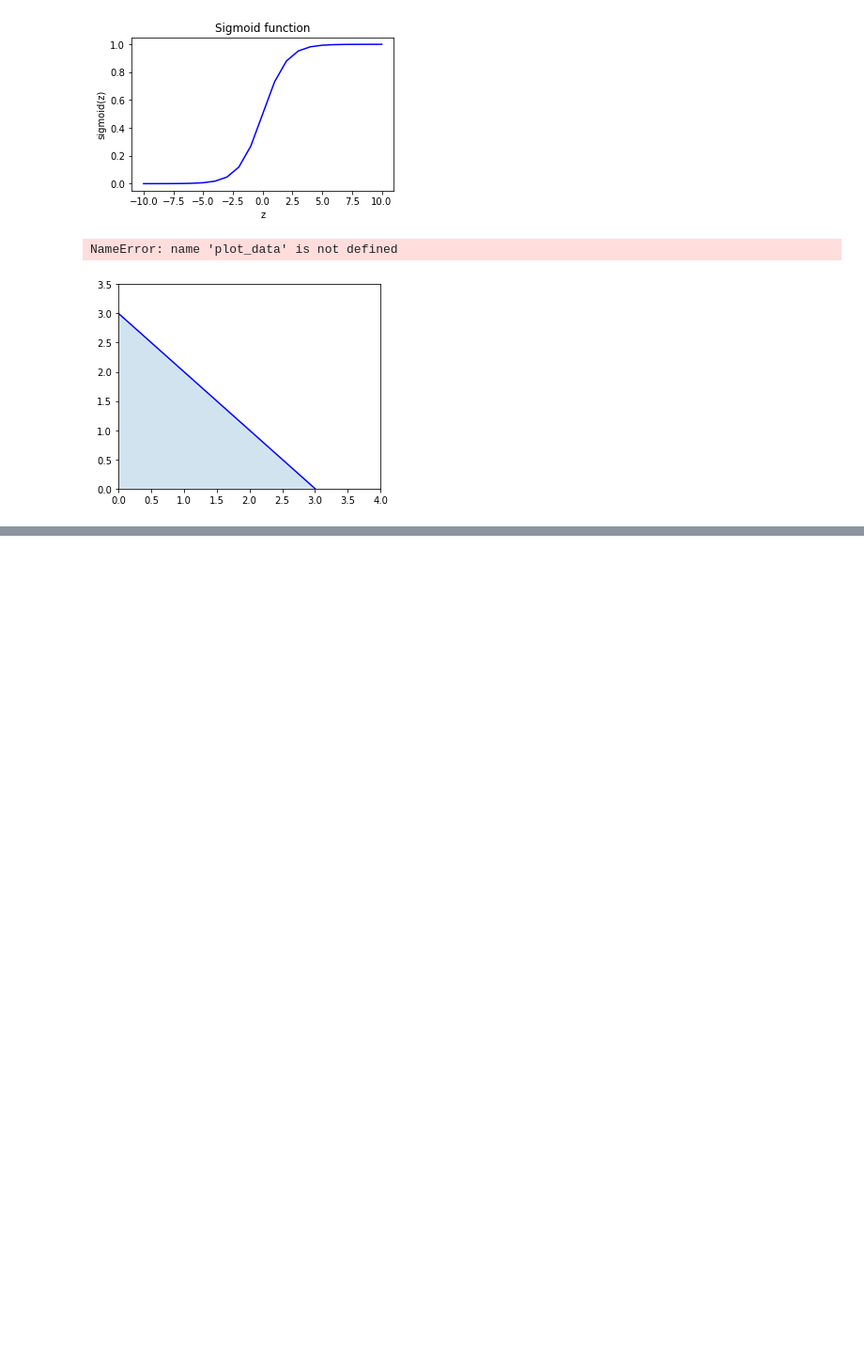
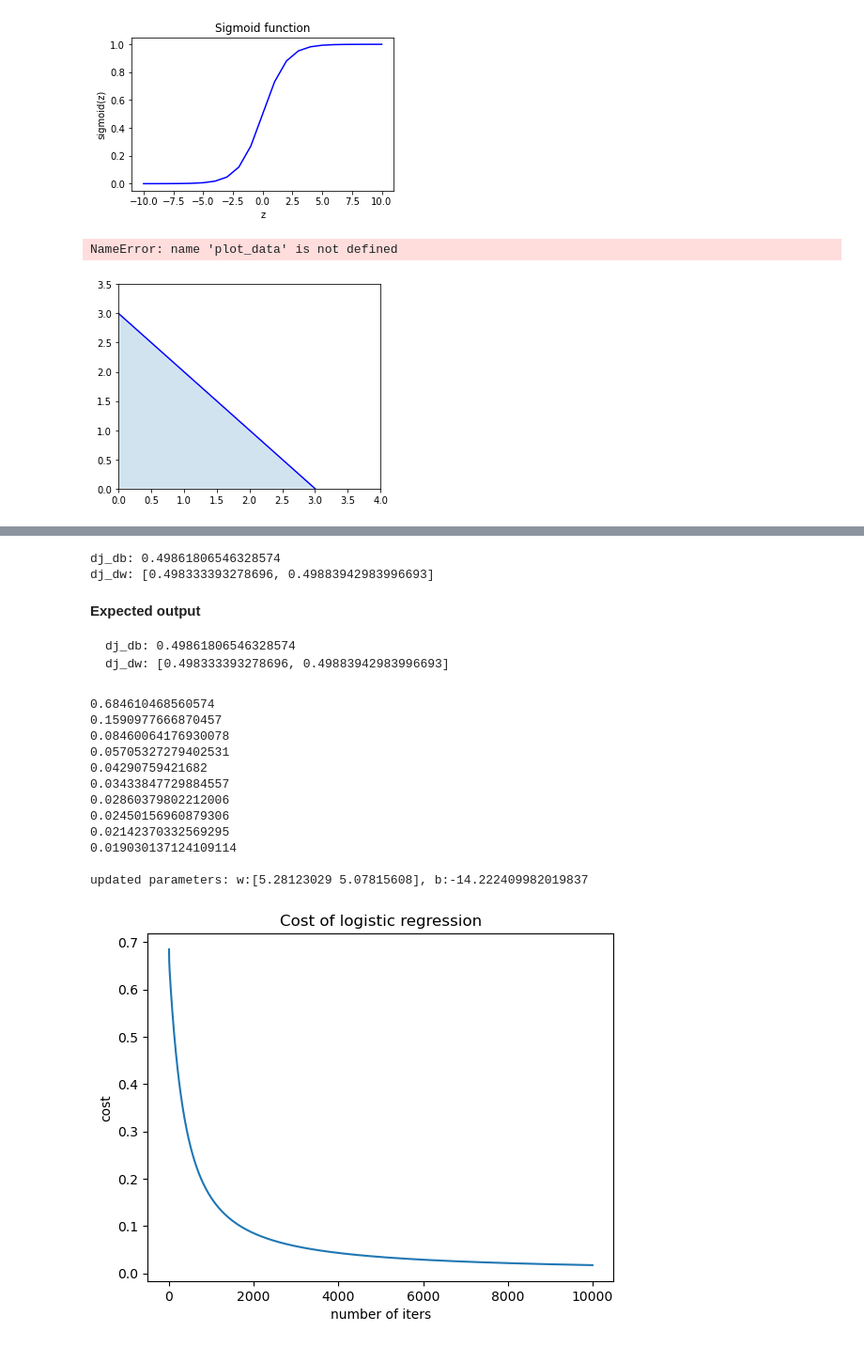
Before and after one commit to trianhdev/Machine-Learning-Specialization-Coursera, a Jupyter notebook: Mine/Mine.ipynb, the cells around one changed output, grey strips where cells are left out. Shown: that part at 94% size. Cells and saved outputs as stored; diff of their text form; code cells hidden in the pictures; blank space fills up the shorter version.

````diff
--- a/Mine/Mine.ipynb
+++ b/Mine/Mine.ipynb
@@ -720,0 +798,3 @@ NameError: name 'plot_data' is not defined
+# %%
+X_train = np.array([[0.5, 1.5], [1,1], [1.5, 0.5], [3, 0.5], [2, 2], [1, 2.5]])
+y_train = np.array([0, 0, 0, 1, 1, 1])
@@ -720,0 +868,72 @@ NameError: name 'plot_data' is not defined
+# %%
+X_tmp = np.array([[0.5, 1.5], [1,1], [1.5, 0.5], [3, 0.5], [2, 2], [1, 2.5]])
+y_tmp = np.array([0, 0, 0, 1, 1, 1])
+w_tmp = np.array([2.,3.])
+b_tmp = 1.
+dj_db_tmp, dj_dw_tmp = compute_gradient_logistic(X_tmp, y_tmp, w_tmp, b_tmp)
+print(f"dj_db: {dj_db_tmp}" )
+print(f"dj_dw: {dj_dw_tmp.tolist()}" )
+# %% [output]
+dj_db: 0.49861806546328574
+dj_dw: [0.498333393278696, 0.49883942983996693]
+# %% [markdown]
+**Expected output**
+```
+dj_db: 0.49861806546328574
+dj_dw: [0.498333393278696, 0.49883942983996693]
+```
+# %%
+def gradient_descent(X, y, w_in, b_in, alpha, num_iters):
+    """
+    Performs batch gradient descent
+
+    Args:
+      X (ndarray (m,n)   : Data, m examples with n features
+      y (ndarray (m,))   : target values
+      w_in (ndarray (n,)): Initial values of model parameters
+      b_in (scalar)      : Initial values of model parameter
+      alpha (float)      : Learning rate
+      num_iters (scalar) : number of iterations to run gradient descent
+
+    Returns:
+      w (ndarray (n,))   : Updated values of parameters
+      b (scalar)         : Updated value of parameter
+    """
+    w= copy.deepcopy(w_in)
+    b = copy.deepcopy(b_in)
+    J_history=[]
+    for i in range(num_iters):
+      dj_db_tmp, dj_dw_tmp = compute_gradient_logistic(X, y, w, b)
+      w = w - alpha*dj_dw_tmp
+      b = b - alpha*dj_db_tmp
+      J_history.append(compute_cost_logistic(X, y, w, b))
+      if i%1000==0:
+        print(J_history[i])
+    return w, b , J_history
+# %%
+w_tmp  = np.zeros_like(X_train[0])
+b_tmp  = 0.
+alph = 0.1
+iters = 10000
+
+w_out, b_out, J_history = gradient_descent(X_train, y_train, w_tmp, b_tmp, alph, iters)
+print(f"\nupdated parameters: w:{w_out}, b:{b_out}")
+plt.plot(range(iters),J_history)
+plt.title("Cost of logistic regression")
+plt.xlabel("number of iters")
+plt.ylabel("cost")
+plt.show()
+# %% [output]
+0.684610468560574
+0.1590977666870457
+0.08460064176930078
+0.05705327279402531
+0.04290759421682
+0.03433847729884557
+0.02860379802212006
+0.02450156960879306
+0.02142370332569295
+0.019030137124109114
+
+updated parameters: w:[5.28123029 5.07815608], b:-14.222409982019837
+[figure, added]
````
Also changed, not shown: parts of 43 cells of this notebook, 3 other files.
